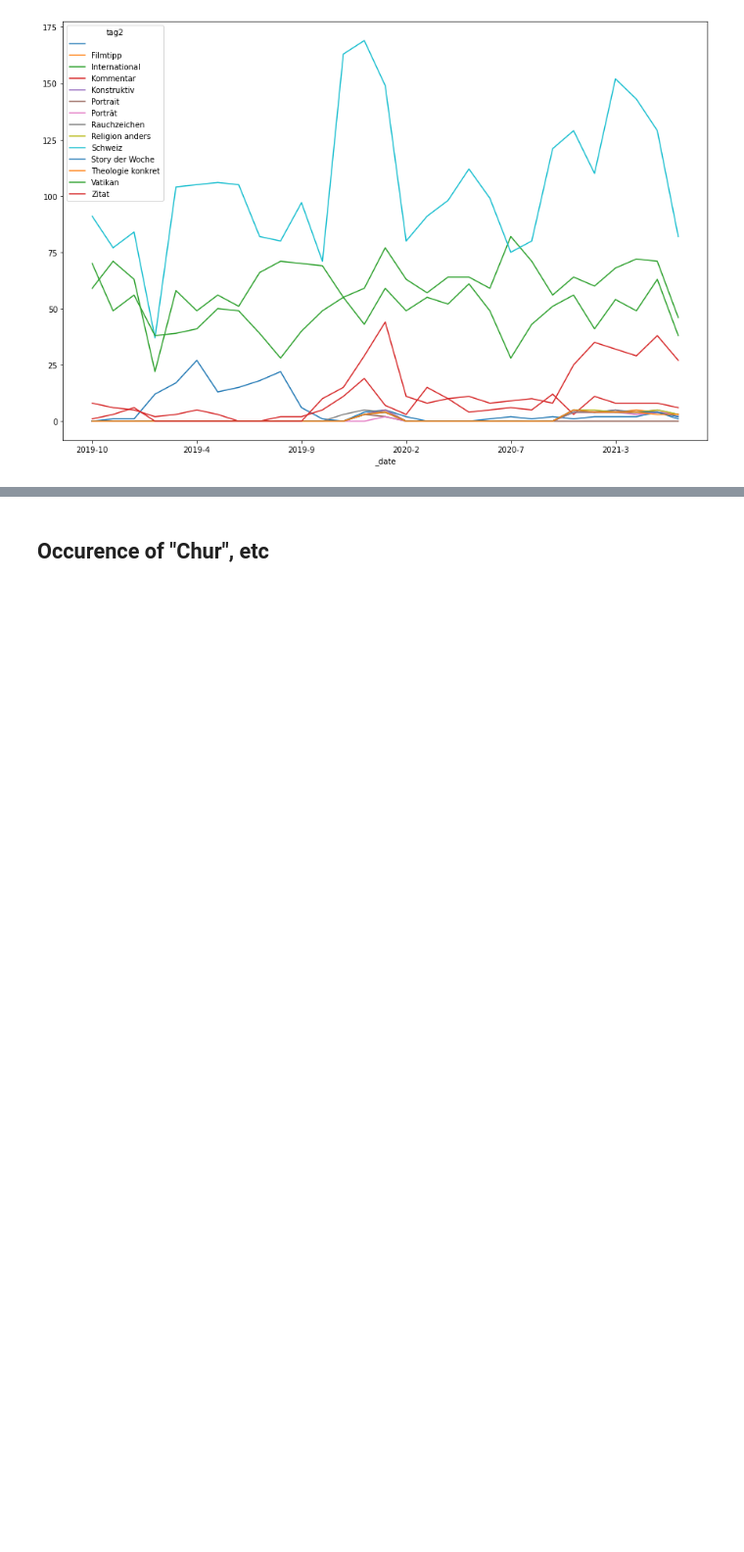
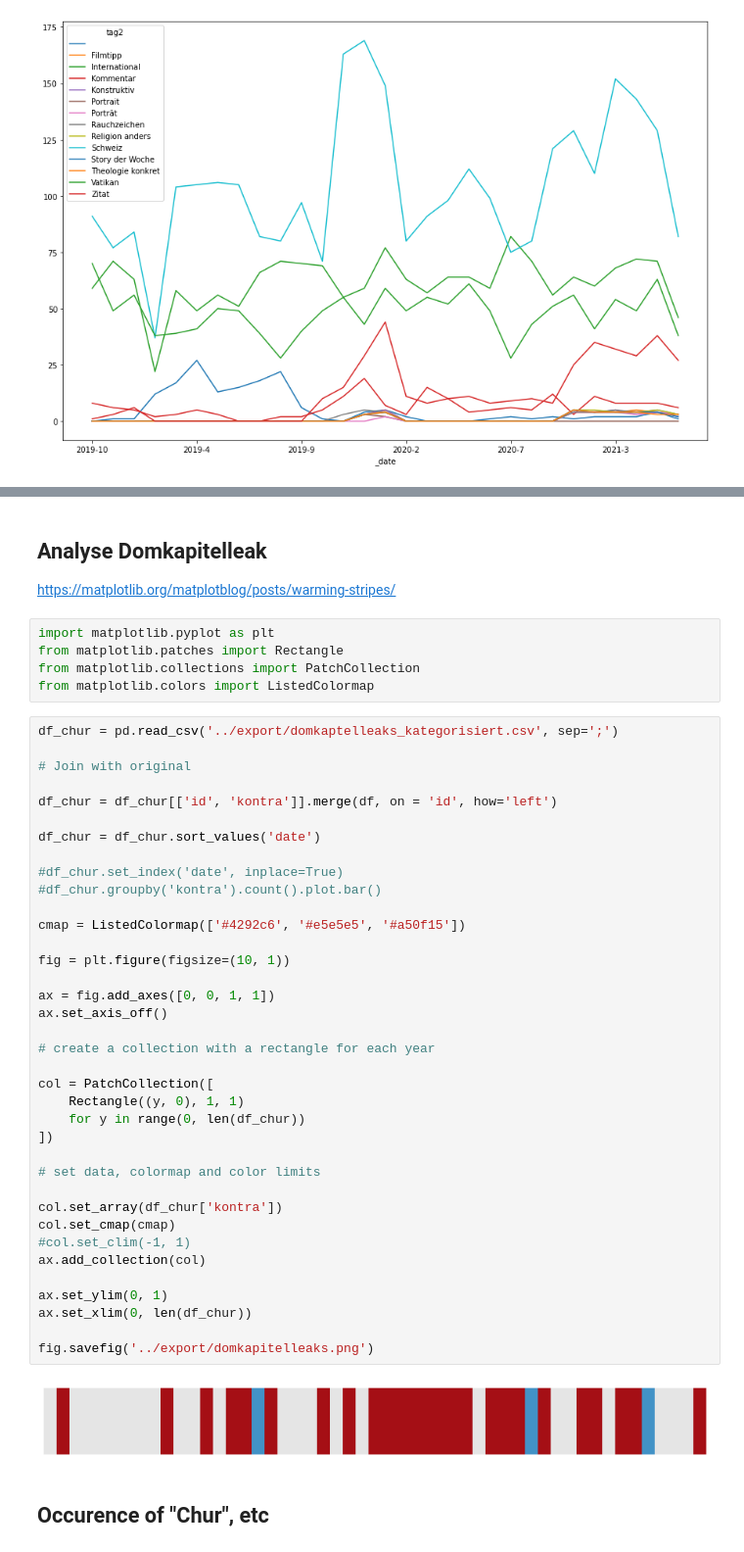
Before and after one commit to simonhuwiler/kathch, a Jupyter notebook: src/3_analyse.ipynb, the cells around one changed output, grey strips where cells are left out. Shown at 98% size. Drawn from its saved outputs; the diff is of its cells as text; blank space fills up the shorter version.

```diff
--- a/src/3_analyse.ipynb
+++ b/src/3_analyse.ipynb
@@ -196,3 +294,50 @@ df_data.groupby('tag2').agg({'id': 'count'}).plot.bar()
+# %% [markdown]
+## Analyse Domkapitelleak
+https://matplotlib.org/matplotblog/posts/warming-stripes/
+# %%
+import matplotlib.pyplot as plt
+from matplotlib.patches import Rectangle
+from matplotlib.collections import PatchCollection
+from matplotlib.colors import ListedColormap
+# %%
+df_chur = pd.read_csv('../export/domkaptelleaks_kategorisiert.csv', sep=';')
+
+# Join with original
+
+df_chur = df_chur[['id', 'kontra']].merge(df, on = 'id', how='left')
+
+df_chur = df_chur.sort_values('date')
+
+#df_chur.set_index('date', inplace=True)
+#df_chur.groupby('kontra').count().plot.bar()
+
+cmap = ListedColormap(['#4292c6', '#e5e5e5', '#a50f15'])
+
+fig = plt.figure(figsize=(10, 1))
+
+ax = fig.add_axes([0, 0, 1, 1])
+ax.set_axis_off()
+
+# create a collection with a rectangle for each year
+
+col = PatchCollection([
+    Rectangle((y, 0), 1, 1)
+    for y in range(0, len(df_chur))
+])
+
+# set data, colormap and color limits
+
+col.set_array(df_chur['kontra'])
+col.set_cmap(cmap)
+#col.set_clim(-1, 1)
+ax.add_collection(col)
+
+ax.set_ylim(0, 1)
+ax.set_xlim(0, len(df_chur))
+
+fig.savefig('../export/domkapitelleaks.png')
+# %% [output]
+[figure, added]
 # %% [markdown]
 ## Occurence of "Chur", etc
 # %%
```
Also changed, not shown: parts of 33 cells of this notebook, 6 other files.
